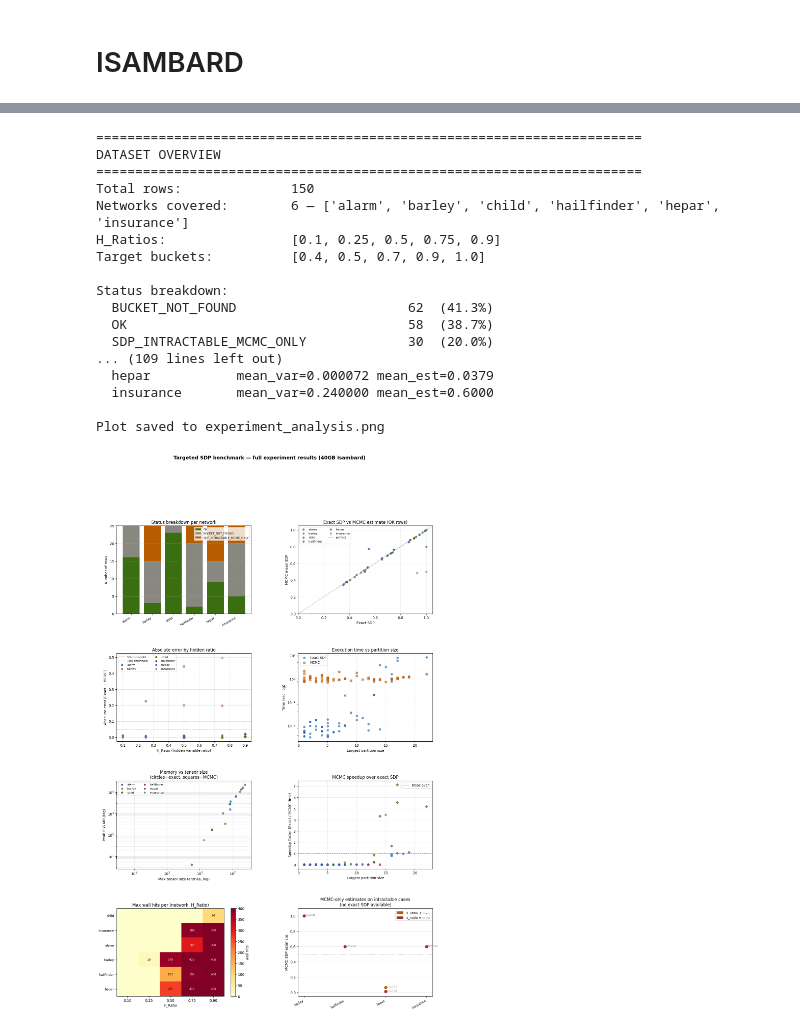
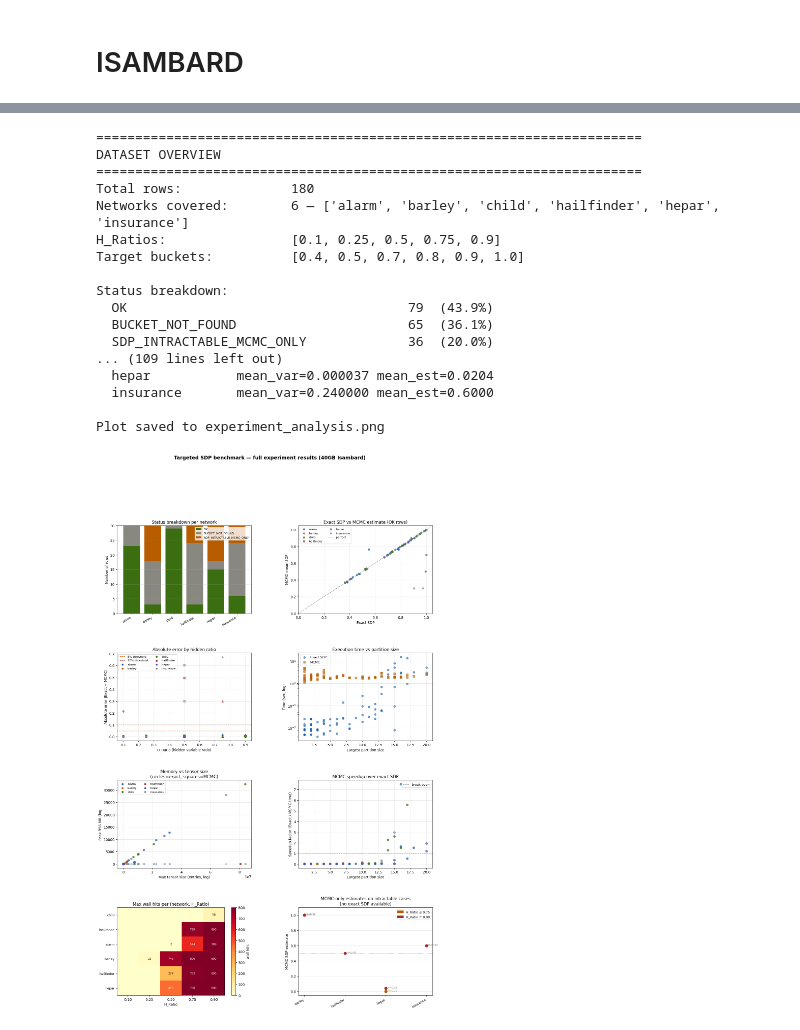
Before and after one commit to jpafcampos/explaining-BNs, a Jupyter notebook: src/benchmark_results_analysis.ipynb, the cells around one changed output, grey strips where cells are left out. Drawn from its saved outputs; the diff is of its cells as text; code cells hidden in the pictures.

```diff
--- a/src/benchmark_results_analysis.ipynb
+++ b/src/benchmark_results_analysis.ipynb
@@ -145,7 +149,7 @@ plt.show()
 # %%
-df = pd.read_csv('/home/joao/Desktop/UFMG/PhD/code/explaining-BN/src/targeted_sdp_benchmark_full_isambard_64gb_medium_nets.csv')
+df = pd.read_csv('/home/joao/Desktop/UFMG/PhD/code/explaining-BN/src/targeted_sdp_benchmark_full_isambard_medium_nets_bigger_memory.csv')
 # %%
-df = pd.read_csv('/home/joao/Desktop/UFMG/PhD/code/explaining-BN/src/targeted_sdp_benchmark_full_isambard_medium_nets.csv')
+#df = pd.read_csv('/home/joao/Desktop/UFMG/PhD/code/explaining-BN/src/targeted_sdp_benchmark_full_isambard_medium_nets.csv')
 # %%
 df.head()
 # %% [output]
@@ -455,7 +459,7 @@ ax5.scatter(ok['Max_Tensor_Size'], ok['Exact_Mem_MB_RSS'],
             c=[net_colors[n] for n in ok['Network']], alpha=0.7, s=30)
 ax5.scatter(ok['Max_Tensor_Size'], ok['MCMC_Mem_MB_RSS'],
             c=[net_colors[n] for n in ok['Network']], alpha=0.4, s=15, marker='s')
-ax5.set_xscale('log'); ax5.set_yscale('log')
+#ax5.set_xscale('log'); ax5.set_yscale('log')
 ax5.set_xlabel('Max tensor size (entries, log)')
 ax5.set_ylabel('Peak RSS MB (log)')
 ax5.set_title('Memory vs tensor size\n(circles=exact, squares=MCMC)')
@@ -513,40 +517,40 @@ if len(intract) > 0:
                          (net, r['MCMC_Mean_SDP']),
                          textcoords='offset points', xytext=(5, 0),
                          fontsize=7, color=GRAY)
 ax8.set_xticklabels(ax8.get_xticklabels(), rotation=30, ha='right', fontsize=9)
 ax8.set_ylabel('MCMC SDP estimate')
 ax8.set_title('MCMC-only estimates on intractable cases\n(no exact SDP available)')
 ax8.set_ylim(-0.05, 1.1)
 ax8.axhline(0.5, color=GRAY, ls=':', lw=1)
 ax8.grid(True, alpha=0.3, axis='y')
 patch_75  = mpatches.Patch(color=AMBER, label='H_Ratio ≤ 0.75')
 patch_90  = mpatches.Patch(color=RED,   label='H_Ratio = 0.90')
 ax8.legend(handles=[patch_75, patch_90], fontsize=9)
 
 fig.suptitle('Targeted SDP benchmark — full experiment results (40GB Isambard)',
              fontsize=14, fontweight='bold', y=0.995)
 plt.savefig('experiment_analysis.png', dpi=150, bbox_inches='tight', facecolor='white')
 print("\nPlot saved to experiment_analysis.png")
 plt.show()
 # %% [output]
 ======================================================================
 DATASET OVERVIEW
 ======================================================================
-Total rows:              150
+Total rows:              180
 Networks covered:        6 — ['alarm', 'barley', 'child', 'hailfinder', 'hepar', 'insurance']
 H_Ratios:                [0.1, 0.25, 0.5, 0.75, 0.9]
-Target buckets:          [0.4, 0.5, 0.7, 0.9, 1.0]
+Target buckets:          [0.4, 0.5, 0.7, 0.8, 0.9, 1.0]
 
 Status breakdown:
-  BUCKET_NOT_FOUND                      62  (41.3%)
-  OK                                    58  (38.7%)
-  SDP_INTRACTABLE_MCMC_ONLY             30  (20.0%)
+  OK                                    79  (43.9%)
+  BUCKET_NOT_FOUND                      65  (36.1%)
+  SDP_INTRACTABLE_MCMC_ONLY             36  (20.0%)
 ... (109 lines left out)
-  hepar           mean_var=0.000072 mean_est=0.0379
+  hepar           mean_var=0.000037 mean_est=0.0204
   insurance       mean_var=0.240000 mean_est=0.6000
 
 Plot saved to experiment_analysis.png
-[figure, old version]
+[figure, new version]
 # %%
 # plot time versus max partition size, with points colored by network and shaped by H_Ratio
 fig, ax = plt.subplots(figsize=(10, 6))
```
Also changed, not shown: parts of 10 cells of this notebook, 7 other files.
